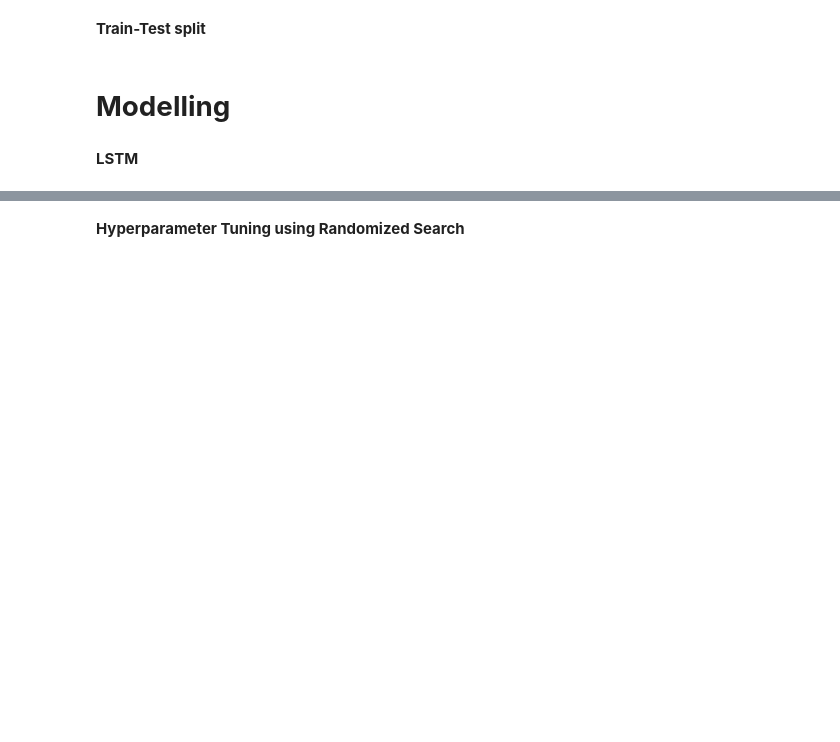
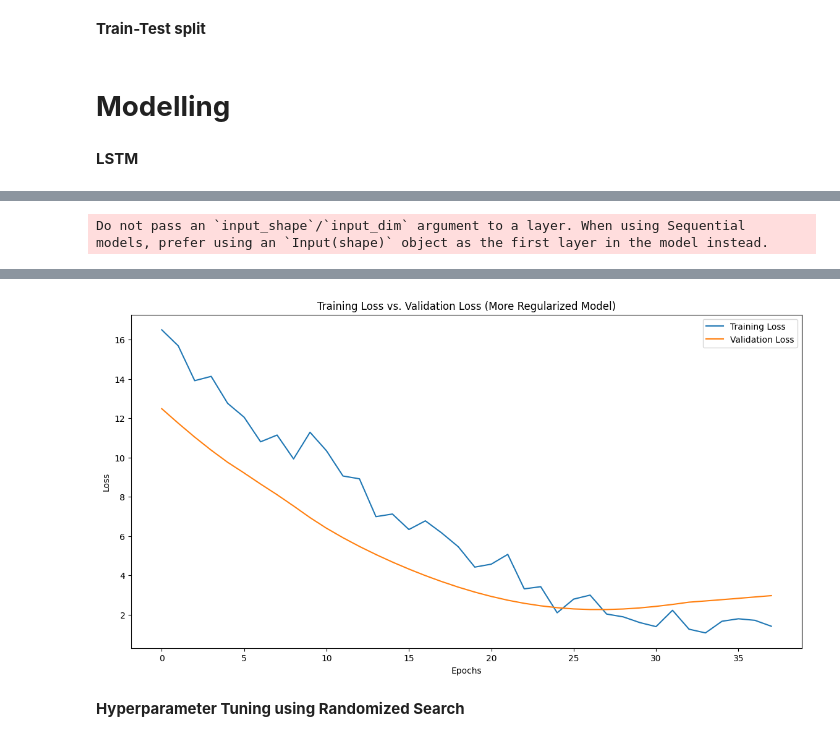
Before and after one commit to umiSirya/Weather_Prediction_capstone_project, a Jupyter notebook: weather(UV_index)_.ipynb, the cells around one changed output, grey strips where cells are left out. Saved outputs shown, nothing was run; the diff lists cells and outputs as text; code cells hidden in the pictures; blank space fills up the shorter version.

```diff
--- a/weather(UV_index)_.ipynb
+++ b/weather(UV_index)_.ipynb
@@ -620,0 +625,46 @@ Test Mean Squared Error: 93166.28125
+# %%
+from keras.models import Sequential
+from keras.layers import LSTM, Dropout, Dense
+from keras.callbacks import EarlyStopping, ReduceLROnPlateau
+from keras.regularizers import l2
+from keras.optimizers import Adam
+import matplotlib.pyplot as plt
+
+# Build an improved LSTM model
+model = Sequential()
+model.add(LSTM(128, activation='tanh', input_shape=(seq_length, X.shape[2]), return_sequences=True, kernel_regularizer=l2(0.001)))
+model.add(Dropout(0.5))  # Increased dropout
+model.add(LSTM(128, activation='tanh', return_sequences=True, kernel_regularizer=l2(0.001)))  # Added another LSTM layer with return_sequences=True
+model.add(Dropout(0.5))  # Increased dropout
+model.add(LSTM(128, activation='tanh', kernel_regularizer=l2(0.001)))
+model.add(Dropout(0.5))  # Increased dropout
+model.add(Dense(1, activation='linear'))
+
+# Set learning rate inside optimizer
+optimizer = Adam(learning_rate=0.0001)  # Reduced learning rate
+model.compile(optimizer=optimizer, loss='mse')
+
+# Train with early stopping and learning rate reduction
+early_stopping = EarlyStopping(monitor='val_loss', patience=10, restore_best_weights=True)
+reduce_lr = ReduceLROnPlateau(monitor='val_loss', factor=0.5, patience=5, min_lr=0.00001)
+
+history = model.fit(X_train, y_train, epochs=200, batch_size=16, validation_data=(X_val, y_val), callbacks=[early_stopping, reduce_lr])
+
+# Evaluate the model
+mse = model.evaluate(X_test, y_test)
+print(f'Test Mean Squared Error: {mse}')
+
+# Make predictions
+y_pred = model.predict(X_test)
+
+# Plot training loss vs. validation loss
+plt.figure(figsize=(14, 7))
+plt.plot(history.history['loss'], label='Training Loss')
+plt.plot(history.history['val_loss'], label='Validation Loss')
+plt.legend()
+plt.title('Training Loss vs. Validation Loss (More Regularized Model)')
+plt.xlabel('Epochs')
+plt.ylabel('Loss')
+plt.show()
+# %% [output]
+Do not pass an `input_shape`/`input_dim` argument to a layer. When using Sequential models, prefer using an `Input(shape)` object as the first layer in the model instead.
@@ -620,0 +688 @@ Test Mean Squared Error: 93166.28125
+[figure, added]
```
Also changed, not shown: parts of 30 cells of this notebook.
